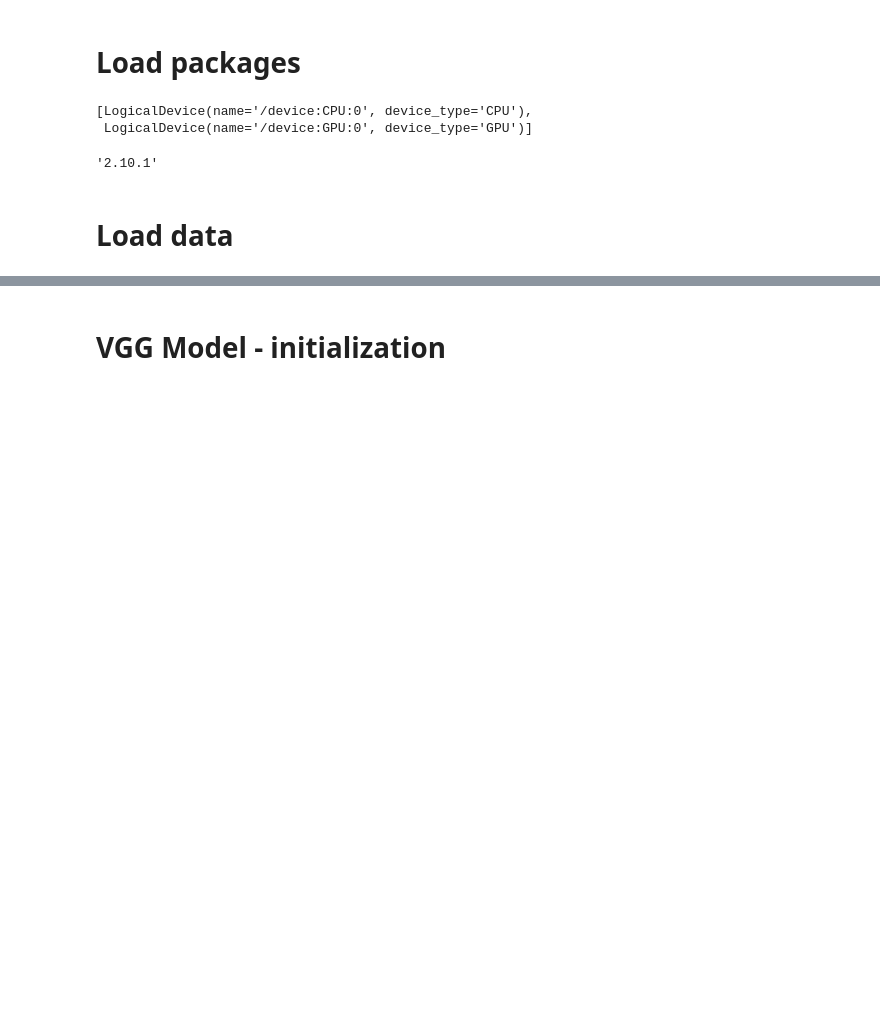
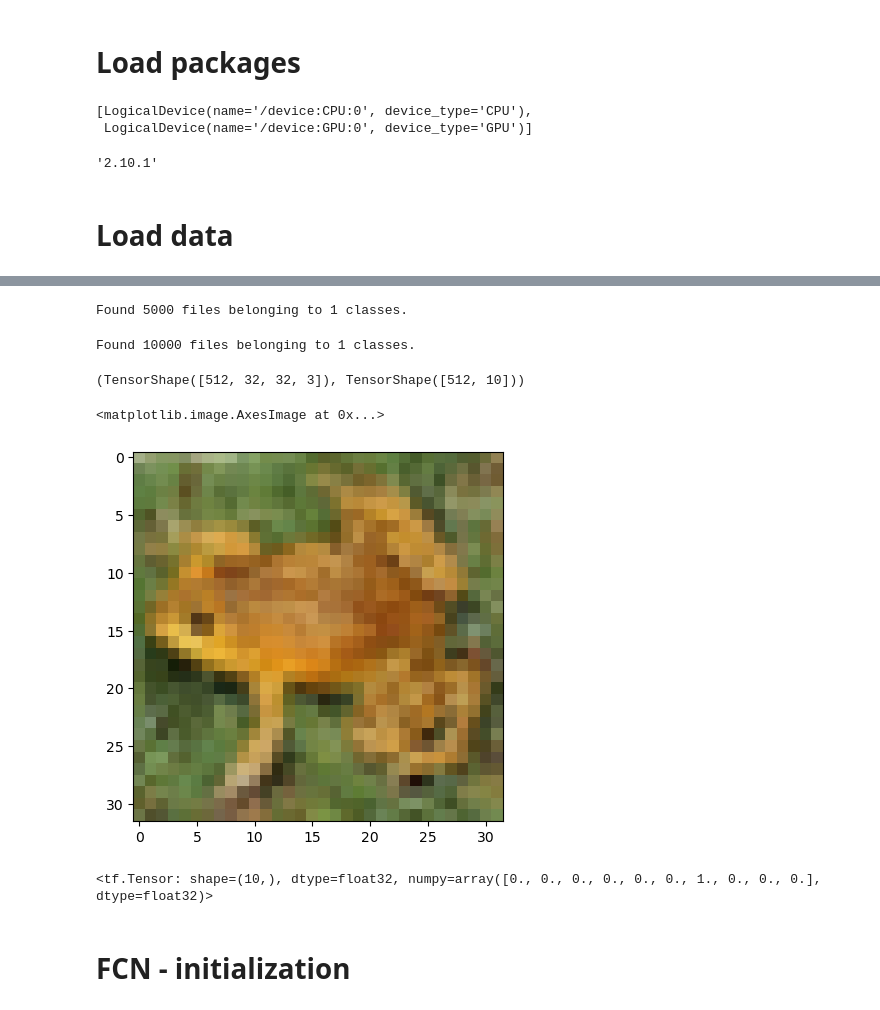
Before and after one commit to SawickiBartosz/DeepLearning2023, a Jupyter notebook: Project1/fully_connected.ipynb, the cells around one changed output, grey strips where cells are left out. Cells and saved outputs as stored; diff of their text form; code cells hidden in the pictures; blank space fills up the shorter version.

```diff
--- a/Project1/fully_connected.ipynb
+++ b/Project1/fully_connected.ipynb
@@ -100,0 +30,3 @@ for i in range(3):
+# %%
+train_labels_df = pd.read_csv(path.join(os.getcwd(), 'train_val_test', 'train.csv')).drop(["Unnamed: 0"], axis=1)
+train_labels_df
@@ -100,0 +47,12 @@ for i in range(3):
+# %%
+dataset_train = image_dataset_from_directory(
+    directory=path.join(os.getcwd(), 'train_val_test', 'train'),
+    labels=list(train_labels_df['codes']),
+    label_mode='int',
+    validation_split=0,
+    shuffle=True,
+    image_size=(IMG_SIZE, IMG_SIZE),
+    batch_size=512,
+    seed=SEED
+)
+dataset_train = dataset_train.map(lambda x, y : (x, tf.one_hot(y, N_CLASS)))
@@ -101,5 +78,49 @@ for i in range(3):
+# %%
+dataset_val = image_dataset_from_directory(
+    directory=path.join(os.getcwd(), 'train_val_test', 'val'),
+    labels=list(val_labels_df['codes']),
+    label_mode='int',
+    validation_split=0,
+    shuffle=True,
+    image_size=(IMG_SIZE, IMG_SIZE),
+    batch_size=512,
+    seed=SEED
+)
+dataset_val = dataset_val.map(lambda x, y: (x, tf.one_hot(y, N_CLASS)))
+# %% [output]
+Found 5000 files belonging to 1 classes.
+# %%
+test_labels_df = pd.read_csv(path.join(os.getcwd(), 'train_val_test', 'test.csv')).drop(["Unnamed: 0"], axis=1)
+
+dataset_test = image_dataset_from_directory(
+    directory=path.join(os.getcwd(), 'train_val_test', 'test'),
+    labels=list(test_labels_df['codes']),
+    label_mode='int',
+    validation_split=0,
+    shuffle=True,
+    image_size=(IMG_SIZE, IMG_SIZE),
+    batch_size=512,
+    seed=SEED
+)
+dataset_test = dataset_test.map(lambda x, y: (x, tf.one_hot(y, N_CLASS)))
+# %% [output]
+Found 10000 files belonging to 1 classes.
+# %%
+X, y = next(iter(dataset_train))
+X.shape, y.shape
+# %% [output]
+(TensorShape([512, 32, 32, 3]), TensorShape([512, 10]))
+# %%
+plt.imshow(X[3].numpy().astype(int))
+# %% [output]
+<matplotlib.image.AxesImage at 0x...>
+[figure, added]
+# %%
+y[3]
+# %% [output]
+<tf.Tensor: shape=(10,), dtype=float32, numpy=array([0., 0., 0., 0., 0., 0., 1., 0., 0., 0.], dtype=float32)>
 # %% [markdown]
-# VGG Model - initialization
+# FCN - initialization
 # %%
 os.makedirs("weights", exist_ok=True)
 # %%
```
Also changed, not shown: parts of 18 cells of this notebook, 2 other files.
